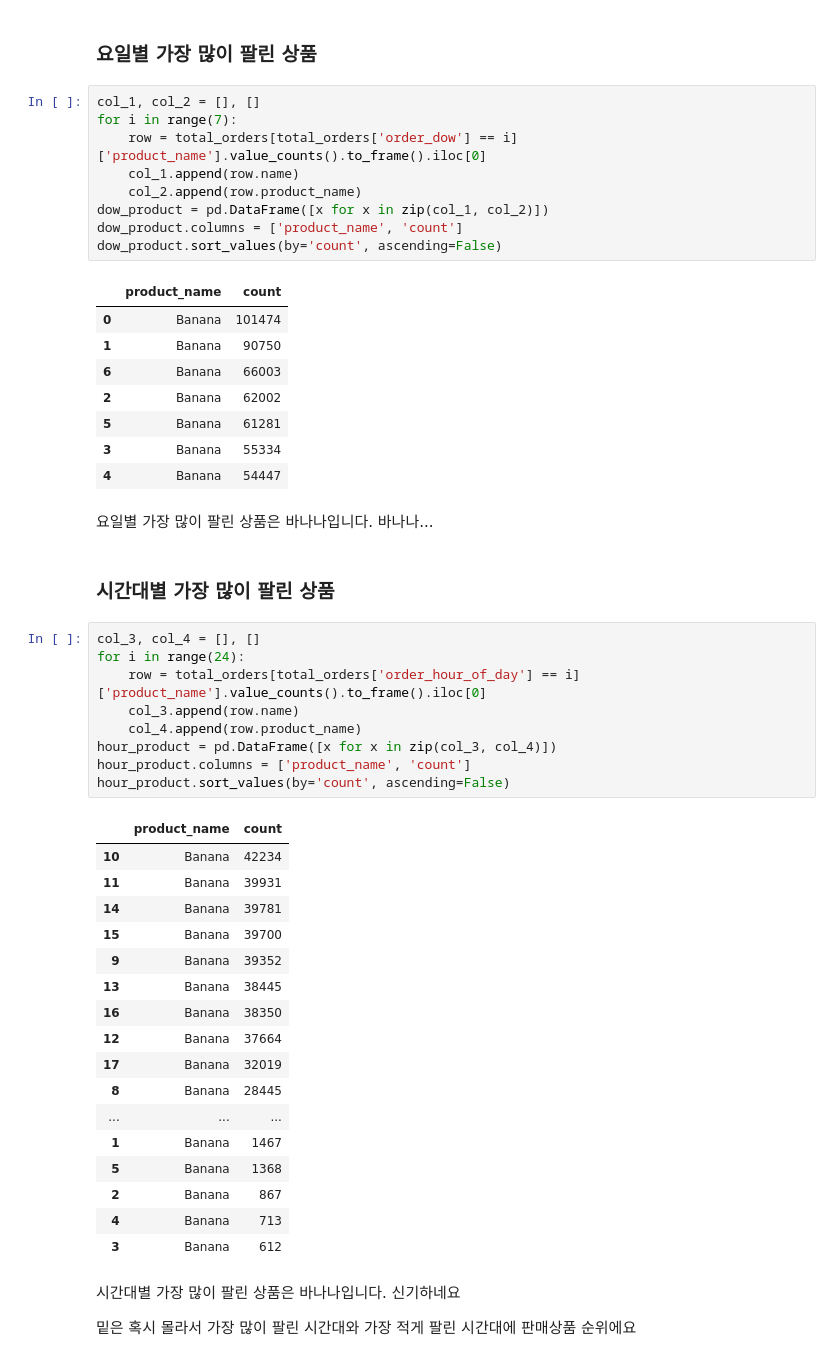
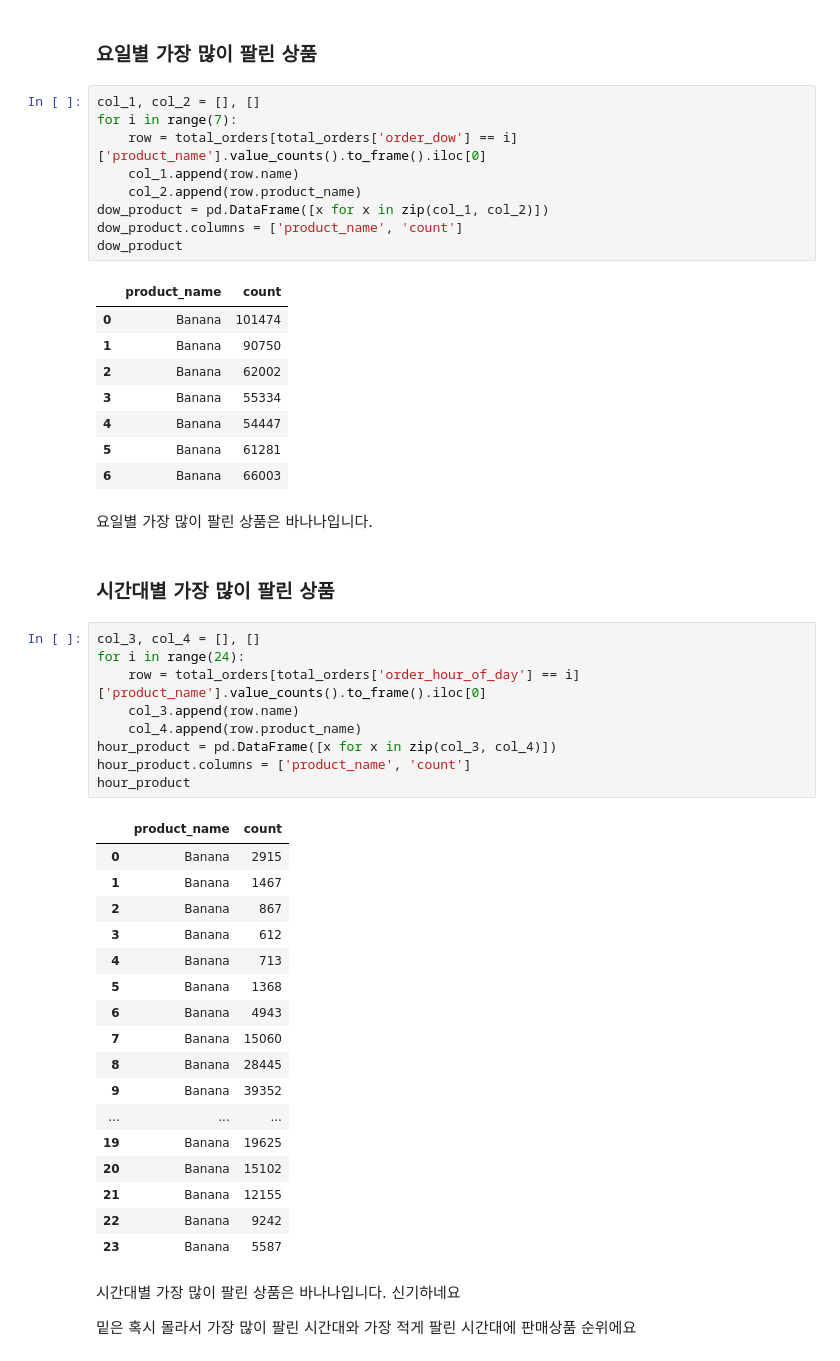
Before and after one commit to Chatti5115/aiffel_dataton, a Jupyter notebook: [D-01]Instacart.ipynb, the cells around one changed output. Cells and saved outputs as stored; diff of their text form.

```diff
--- a/[D-01]Instacart.ipynb
+++ b/[D-01]Instacart.ipynb
@@ -209,47 +207,47 @@ for i in range(7):
     col_2.append(row.product_name)
 dow_product = pd.DataFrame([x for x in zip(col_1, col_2)])
 dow_product.columns = ['product_name', 'count']
-dow_product.sort_values(by='count', ascending=False)
+dow_product
 # %% [output]
 |  | product_name | count |
 | 0 | Banana | 101474 |
 | 1 | Banana | 90750 |
-| 6 | Banana | 66003 |
 | 2 | Banana | 62002 |
-| 5 | Banana | 61281 |
 | 3 | Banana | 55334 |
 | 4 | Banana | 54447 |
+| 5 | Banana | 61281 |
+| 6 | Banana | 66003 |
 # %% [markdown]
-요일별 가장 많이 팔린 상품은 바나나입니다. 바나나...
+요일별 가장 많이 팔린 상품은 바나나입니다.
 # %% [markdown]
 ### 시간대별 가장 많이 팔린 상품
 # %%
 col_3, col_4 = [], []
 for i in range(24):
     row = total_orders[total_orders['order_hour_of_day'] == i]['product_name'].value_counts().to_frame().iloc[0]
     col_3.append(row.name)
     col_4.append(row.product_name)
 hour_product = pd.DataFrame([x for x in zip(col_3, col_4)])
 hour_product.columns = ['product_name', 'count']
-hour_product.sort_values(by='count', ascending=False)
+hour_product
 # %% [output]
 |  | product_name | count |
-| 10 | Banana | 42234 |
-| 11 | Banana | 39931 |
-| 14 | Banana | 39781 |
-| 15 | Banana | 39700 |
+| 0 | Banana | 2915 |
+| 1 | Banana | 1467 |
+| 2 | Banana | 867 |
+| 3 | Banana | 612 |
+| 4 | Banana | 713 |
+| 5 | Banana | 1368 |
+| 6 | Banana | 4943 |
+| 7 | Banana | 15060 |
+| 8 | Banana | 28445 |
 | 9 | Banana | 39352 |
-| 13 | Banana | 38445 |
-| 16 | Banana | 38350 |
-| 12 | Banana | 37664 |
-| 17 | Banana | 32019 |
-| 8 | Banana | 28445 |
 | ... | ... | ... |
-| 1 | Banana | 1467 |
-| 5 | Banana | 1368 |
-| 2 | Banana | 867 |
-| 4 | Banana | 713 |
-| 3 | Banana | 612 |
+| 19 | Banana | 19625 |
+| 20 | Banana | 15102 |
+| 21 | Banana | 12155 |
+| 22 | Banana | 9242 |
+| 23 | Banana | 5587 |
 # %% [markdown]
 시간대별 가장 많이 팔린 상품은 바나나입니다. 신기하네요
 
```
Also changed, not shown: parts of 4 cells of this notebook.
